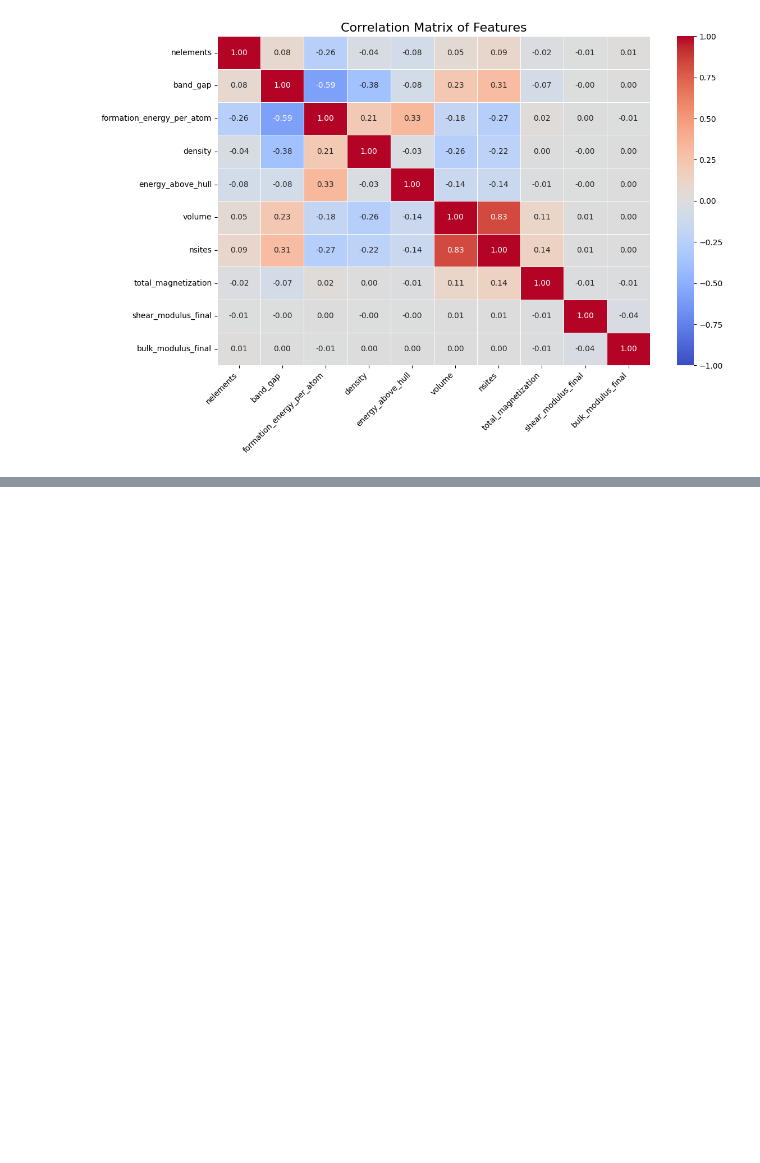
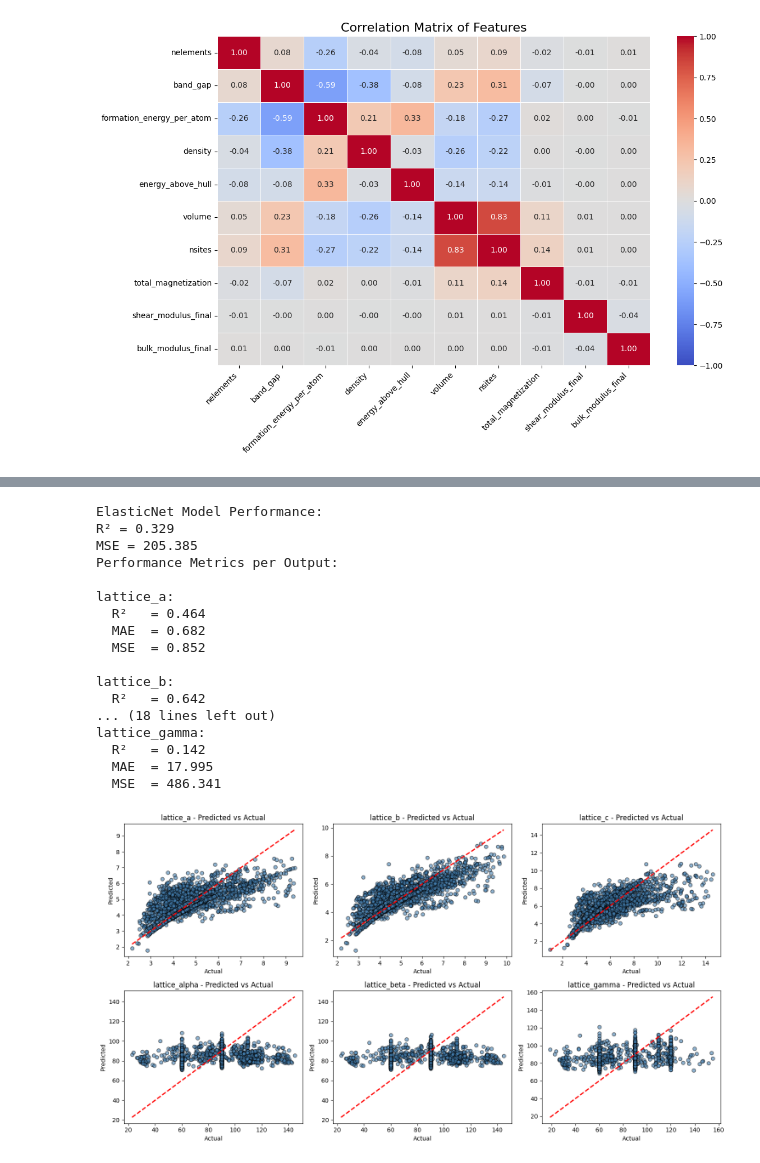
Before and after one commit to mylesgrxnt/CrystalClassification, a Jupyter notebook: proj.ipynb, the cells around one changed output, grey strips where cells are left out. Saved outputs shown, nothing was run; the diff lists cells and outputs as text; code cells hidden in the pictures; blank space fills up the shorter version.

```diff
--- a/proj.ipynb
+++ b/proj.ipynb
@@ -398,0 +379,51 @@ dtype: float64
+# %%
+# ElasticNet Regression
+
+from sklearn.linear_model import ElasticNet
+from sklearn.metrics import mean_absolute_error, mean_squared_error, r2_score
+
+X_train_EN, X_test_EN, Y_train_EN, Y_test_EN = train_test_split_custom(df_with_lattice)
+X_train_scaled_EN, X_test_scaled_EN, Y_train_aligned_EN, Y_test_aligned_EN = scale_and_transform(X_train_EN, X_test_EN, Y_train_EN, Y_test_EN)
+
+# Initialize the ElasticNet model with alpha and l1_ratio (ElasticNet mix ratio)
+elastic_net = ElasticNet(alpha=0.1, l1_ratio=0.9)  # alpha controls regularization strength
+
+# Train the model on the training data
+elastic_net.fit(X_train_scaled_EN, Y_train_aligned_EN)
+
+# Predict the target values on the test set
+Y_pred_EN = elastic_net.predict(X_test_scaled_EN)
+
+
+# Evaluate the model's performance
+r2 = r2_score(Y_test_aligned_EN, Y_pred_EN)
+mse = mean_squared_error(Y_test_aligned_EN, Y_pred_EN)
+
+print(f"ElasticNet Model Performance:")
+print(f"R² = {r2:.3f}")
+print(f"MSE = {mse:.3f}")
+
+# Evaluate
+evaluate_multioutput_regression(Y_test_aligned_EN.to_numpy(), Y_pred_EN, target_names=lattice_features)
+
+# Plot
+plot_multioutput_regression_results(Y_test_aligned_EN.to_numpy(), Y_pred_EN, target_names=lattice_features)
+# %% [output]
+ElasticNet Model Performance:
+R² = 0.329
+MSE = 205.385
+Performance Metrics per Output:
+
+lattice_a:
+  R²   = 0.464
+  MAE  = 0.682
+  MSE  = 0.852
+
+lattice_b:
+  R²   = 0.642
+... (18 lines left out)
+lattice_gamma:
+  R²   = 0.142
+  MAE  = 17.995
+  MSE  = 486.341
+[figure, added]
```
Also changed, not shown: parts of 11 cells of this notebook.
